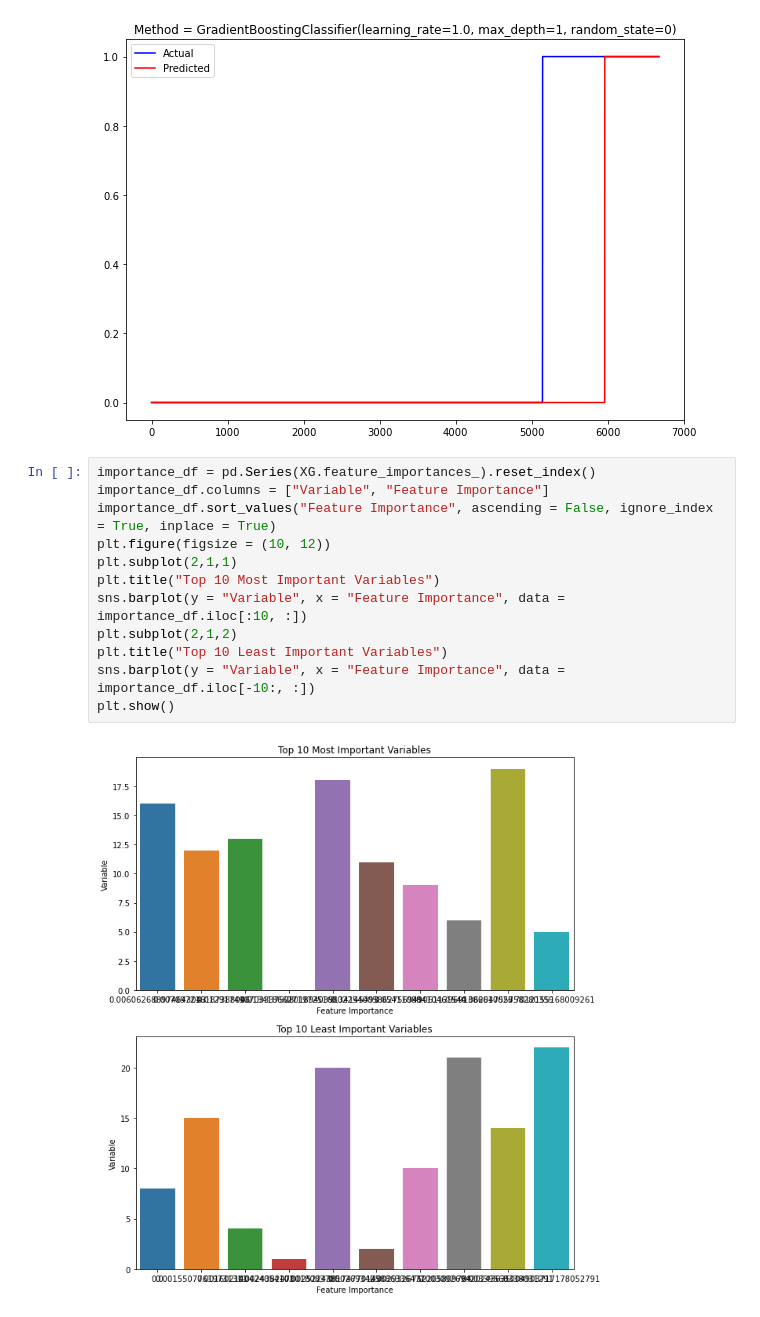
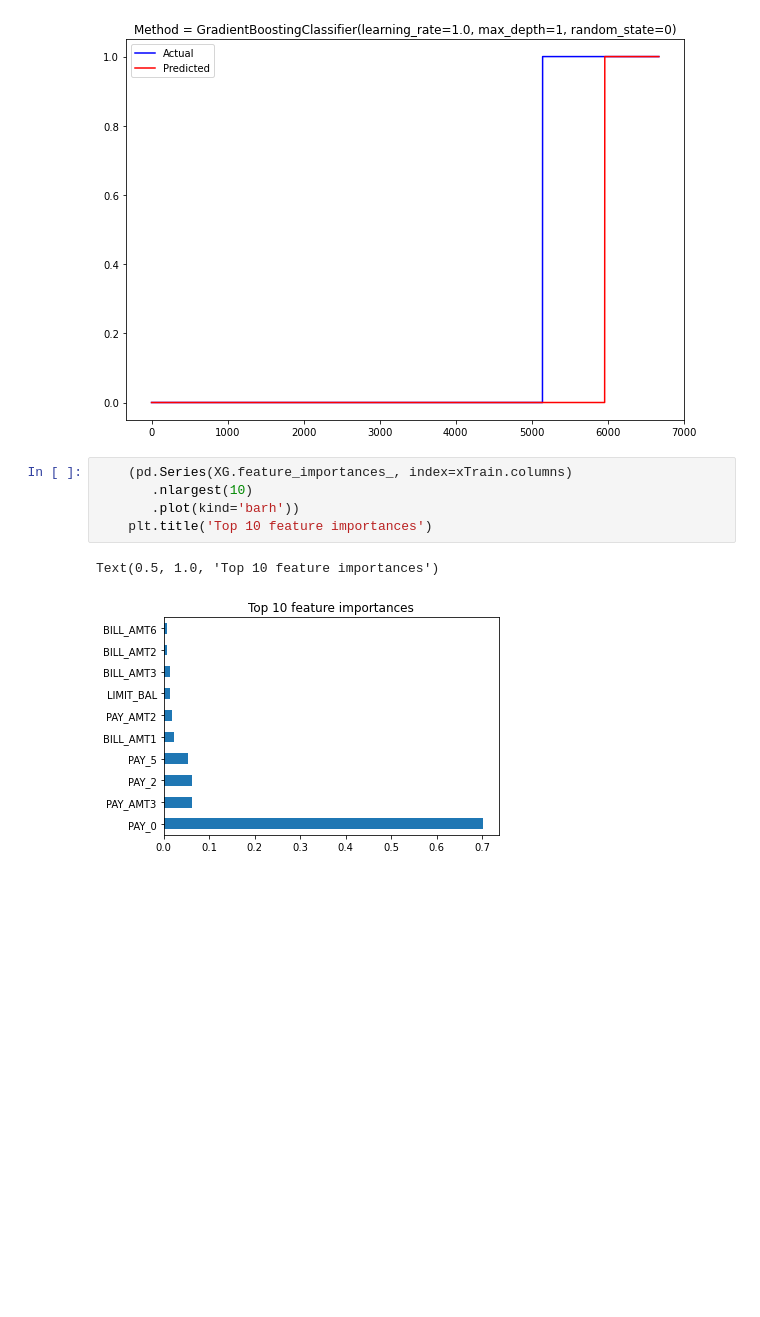
Before and after one commit to alexwems1/Credit-card-status-payment, a Jupyter notebook: Credit Card Payment Prediction.ipynb, the cells around one changed output. Drawn from its saved outputs; the diff is of its cells as text; blank space fills up the shorter version.

```diff
--- a/Credit Card Payment Prediction.ipynb
+++ b/Credit Card Payment Prediction.ipynb
@@ -315,17 +315,11 @@ for pred in models:
 [figure]
 [figure]
 [figure]
-# %%
-importance_df = pd.Series(XG.feature_importances_).reset_index()
-importance_df.columns = ["Variable", "Feature Importance"]
-importance_df.sort_values("Feature Importance", ascending = False, ignore_index = True, inplace = True)
-plt.figure(figsize = (10, 12))
-plt.subplot(2,1,1)
-plt.title("Top 10 Most Important Variables")
-sns.barplot(y = "Variable", x = "Feature Importance", data = importance_df.iloc[:10, :])
-plt.subplot(2,1,2)
-plt.title("Top 10 Least Important Variables")
-sns.barplot(y = "Variable", x = "Feature Importance", data = importance_df.iloc[-10:, :])
-plt.show()
-# %% [output]
-[figure, removed]
+# %%
+    (pd.Series(XG.feature_importances_, index=xTrain.columns)
+       .nlargest(10)
+       .plot(kind='barh'))
+    plt.title('Top 10 feature importances')
+# %% [output]
+Text(0.5, 1.0, 'Top 10 feature importances')
+[figure, added]
```
Also changed, not shown: parts of 1 cell of this notebook.
